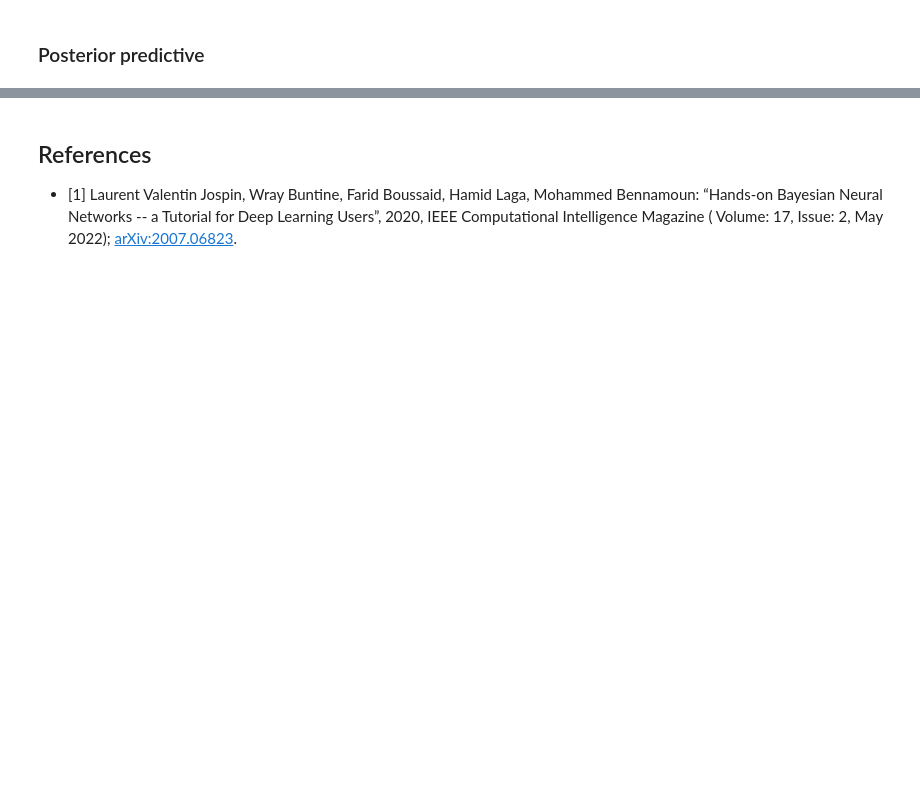
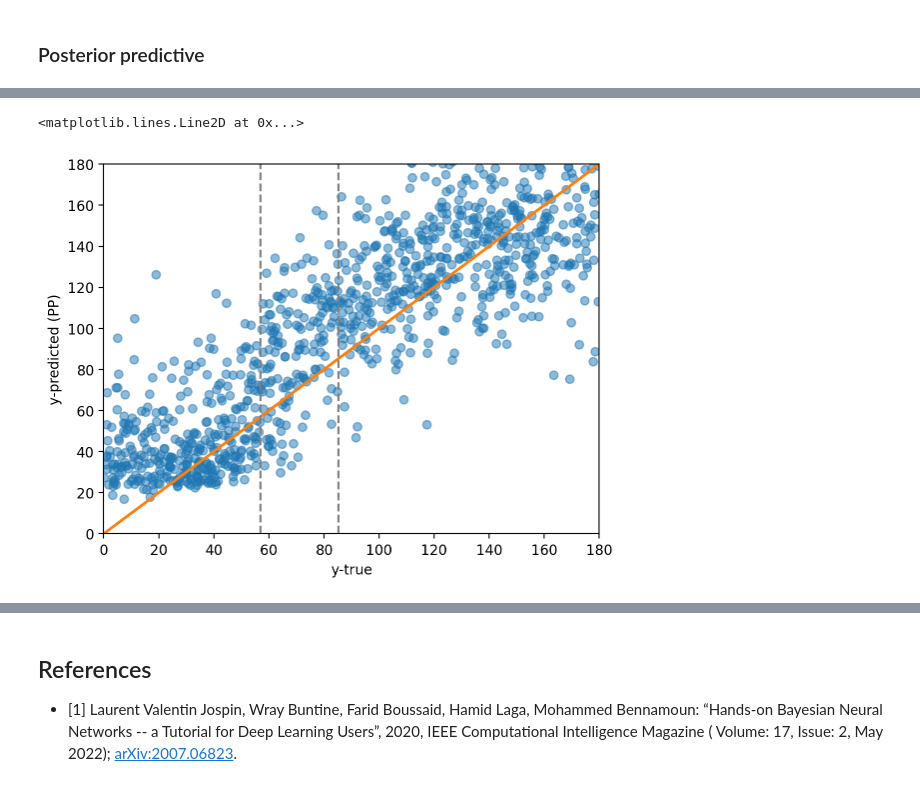
Before and after one commit to gerdm/bayes, a Jupyter notebook: bayes-by-backprop.ipynb, the cells around one changed output, grey strips where cells are left out. Saved outputs shown, nothing was run; the diff lists cells and outputs as text; code cells hidden in the pictures; blank space fills up the shorter version.

```diff
--- a/bayes-by-backprop.ipynb
+++ b/bayes-by-backprop.ipynb
@@ -265,0 +322,19 @@ plt.xlim(0, 180)
+# %%
+yhat_samples = sample_and_eval(keys_sample, opt_state.params, X_test, num_params, reconstruct_fn).squeeze()
+yhat_test = yhat_samples.mean(axis=0)
+yhat_std = yhat_samples.std(axis=0)
+# %%
+plt.scatter(y_test, yhat_test, alpha=0.5, edgecolors=None)
+plt.ylabel("y-predicted (PP)")
+plt.xlabel("y-true")
+plt.plot([0, 180], [0, 180], c="tab:orange", linewidth=2)
+plt.ylim(0, 180)
+plt.xlim(0, 180)
+
+lbound = y_train[map_void].min()
+ubound = y_train[map_void].max()
+plt.axvline(lbound, c="tab:gray", linestyle="--")
+plt.axvline(ubound, c="tab:gray", linestyle="--")
+# %% [output]
+<matplotlib.lines.Line2D at 0x...>
+[figure, added]
```
Also changed, not shown: parts of 22 cells of this notebook.
